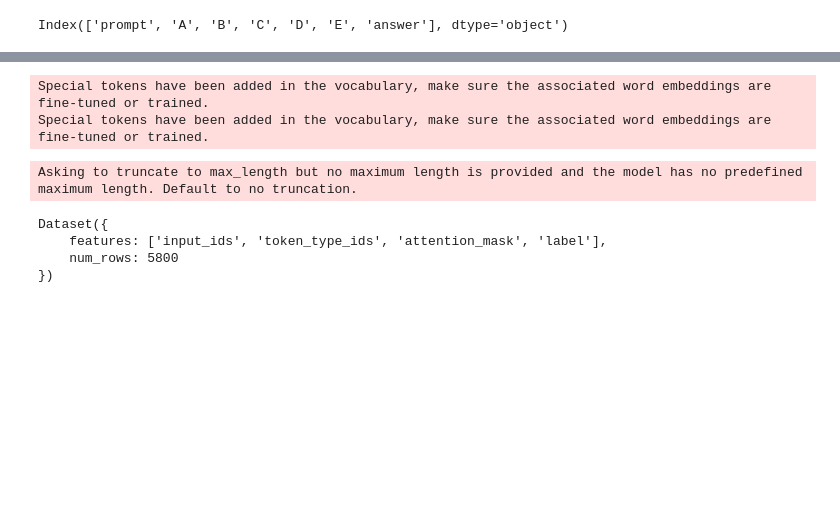
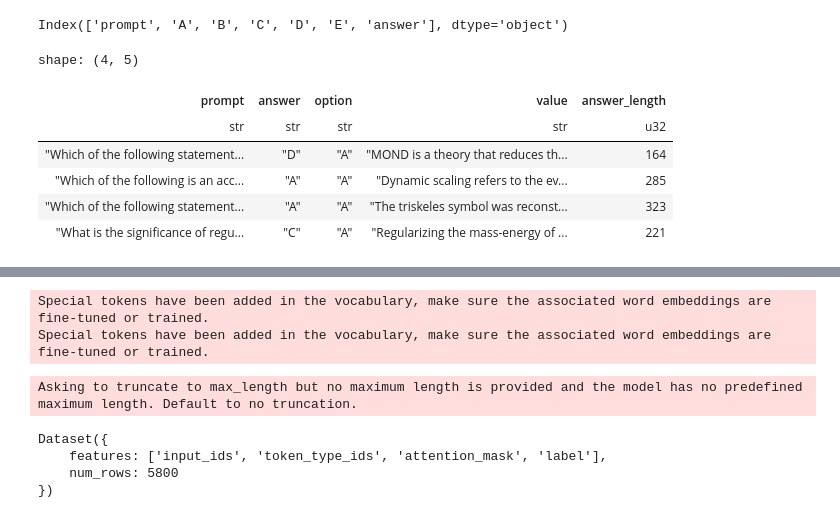
Before and after one commit to dan-tee/kaggle-science-exam, a Jupyter notebook: DeBERTa V3 Osmulski.ipynb, the cells around one changed output, grey strips where cells are left out. Drawn from its saved outputs; the diff is of its cells as text; code cells hidden in the pictures; blank space fills up the shorter version.

```diff
--- a/DeBERTa V3 Osmulski.ipynb
+++ b/DeBERTa V3 Osmulski.ipynb
@@ -37,3 +49,16 @@ df_test = df_test.drop(columns="id")
 df_test.columns
 # %% [output]
 Index(['prompt', 'A', 'B', 'C', 'D', 'E', 'answer'], dtype='object')
+# %%
+options = ['A', 'B', 'C', 'D', 'E']
+long_test = pl.DataFrame(df_test).melt(['prompt', 'answer'], options, variable_name='option')
+long_test = long_test.with_columns(long_test['value'].str.lengths().alias('answer_length'))
+long_test[:4]
+# %% [output]
+shape: (4, 5)
+| prompt | answer | option | value | answer_length |
+| str | str | str | str | u32 |
+| "Which of the following statement... | "D" | "A" | "MOND is a theory that reduces th... | 164 |
+| "Which of the following is an acc... | "A" | "A" | "Dynamic scaling refers to the ev... | 285 |
+| "Which of the following statement... | "A" | "A" | "The triskeles symbol was reconst... | 323 |
+| "What is the significance of regu... | "C" | "A" | "Regularizing the mass-energy of ... | 221 |
```
Also changed, not shown: parts of 12 cells of this notebook, 3 other files.
